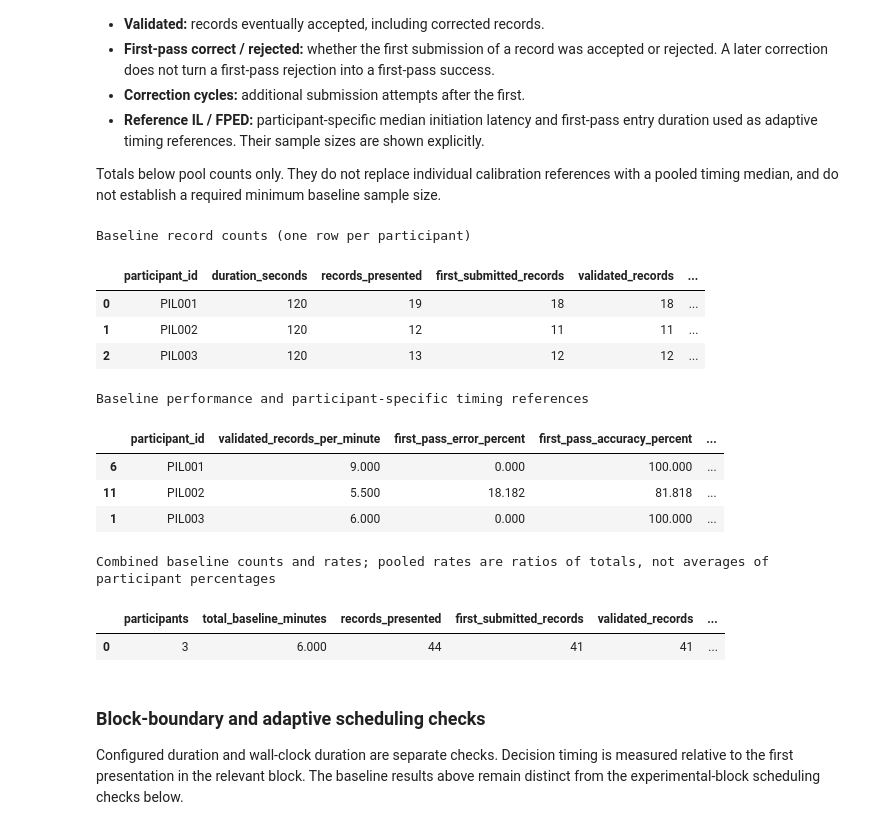
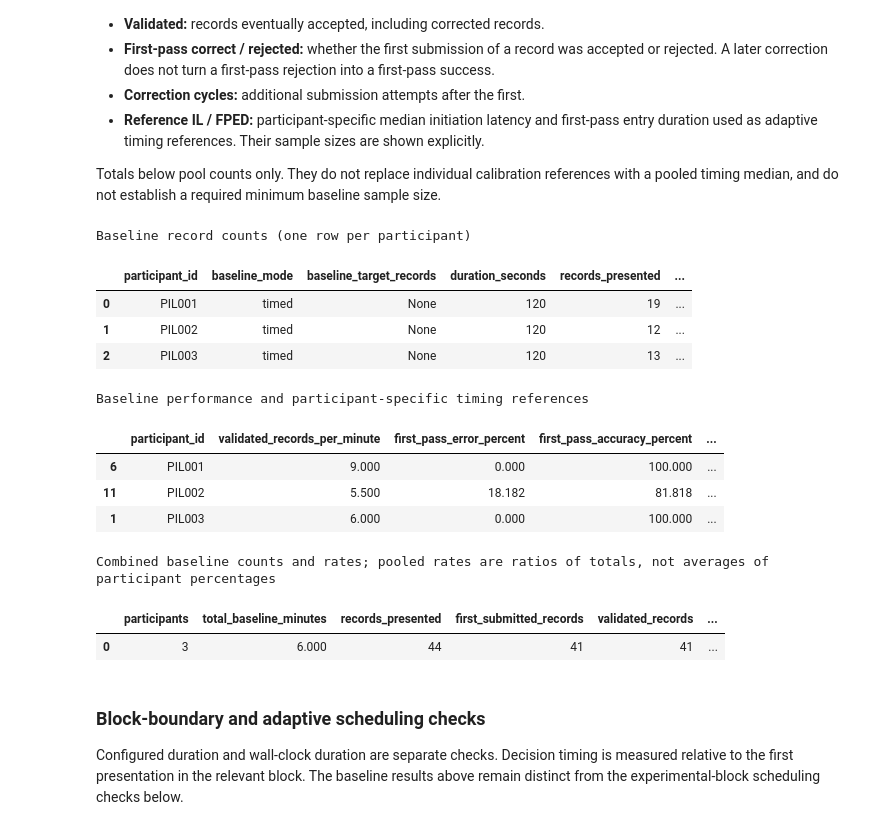
Before and after one commit to strangeshands/TunedIn-Web, a Jupyter notebook: feedback-files/analysis/Pilot_Study_v1_App_Improvement_Analysis.ipynb, the cells around one changed output. Saved outputs shown, nothing was run; the diff lists cells and outputs as text; code cells hidden in the pictures.

```diff
--- a/feedback-files/analysis/Pilot_Study_v1_App_Improvement_Analysis.ipynb
+++ b/feedback-files/analysis/Pilot_Study_v1_App_Improvement_Analysis.ipynb
@@ -480,58 +198,13 @@ This section describes **exported block 1**, the two-minute silent baseline cali
 
 Totals below pool counts only. They do not replace individual calibration references with a pooled timing median, and do not establish a required minimum baseline sample size.
 # %%
-calibration = completed.loc[completed.block.eq(1)].copy().sort_values("participant_id")
-assert not calibration.duplicated("session_id").any(), "More than one completed baseline per session: inspect attempts."
-baseline_rows = []
-for baseline in calibration.itertuples():
-    rows = raw_records.loc[raw_records.session_id.eq(baseline.session_id) & raw_records.block.eq(1)]
-    submitted = rows.loc[rows.first_submission_ms.notna()]
-    judged = submitted.loc[submitted.first_pass_rejected.notna()]
-    validated = rows.loc[rows.validated_ms.notna()]
-    baseline_rows.append({
-        "participant_id": baseline.participant_id, "session_id": baseline.session_id,
-        "duration_seconds": baseline.duration_seconds,
-        "records_presented": len(rows), "first_submitted_records": len(submitted),
-        "validated_records": len(validated), "presented_not_submitted": int(rows.first_submission_ms.isna().sum()),
-        "submitted_not_validated": int(submitted.validated_ms.isna().sum()),
-        "first_pass_correct": int(judged.first_pass_rejected.eq(False).sum()),
-        "first_pass_rejected_records": int(judged.first_pass_rejected.eq(True).sum()),
-        "correction_cycles": int(rows.submission_count.sub(1).clip(lower=0).sum()),
-        "il_reference_records": int(submitted.il_ms.notna().sum()),
-        "fped_reference_records": int(submitted.fped_ms.notna().sum()),
-    })
-baseline_counts = pd.DataFrame(baseline_rows).sort_values("participant_id")
-# Keep the variable used by the recommendations section compatible with the richer table.
-calibration["first_submitted_records"] = calibration.session_id.map(baseline_counts.set_index("session_id").first_submitted_records)
-print("Baseline record counts (one row per participant)")
-display(baseline_counts.drop(columns="session_id"))
-
-baseline_results = calibration[["participant_id", "validated_records_per_minute", "first_pass_error_rate", "first_pass_accuracy", "median_il_ms", "median_fped_ms", "median_ttsv_ms", "correction_cycles_per_validated_record"]].copy()
-baseline_results["first_pass_error_percent"] = 100*baseline_results.first_pass_error_rate
-baseline_results["first_pass_accuracy_percent"] = 100*baseline_results.first_pass_accuracy
-baseline_results["reference_il_seconds"] = baseline_results.median_il_ms/1000
-baseline_results["reference_fped_seconds"] = baseline_results.median_fped_ms/1000
-baseline_results["median_validation_time_seconds"] = baseline_results.median_ttsv_ms/1000
-print("Baseline performance and participant-specific timing references")
-display(baseline_results[["participant_id", "validated_records_per_minute", "first_pass_error_percent", "first_pass_accuracy_percent", "reference_il_seconds", "reference_fped_seconds", "median_validation_time_seconds", "correction_cycles_per_validated_record"]])
-
-count_columns = ["records_presented", "first_submitted_records", "validated_records", "presented_not_submitted", "submitted_not_validated", "first_pass_correct", "first_pass_rejected_records", "correction_cycles"]
-baseline_totals = baseline_counts[count_columns].sum().astype(int)
-total_baseline_minutes = baseline_counts.duration_seconds.sum()/60
-baseline_overview = pd.DataFrame([{
-    "participants": len(calibration), "total_baseline_minutes": total_baseline_minutes,
-    **baseline_totals.to_dict(),
-    "pooled_validated_records_per_minute": baseline_totals.validated_records/total_baseline_minutes,
-    "pooled_first_pass_accuracy_percent": 100*baseline_totals.first_pass_correct/(baseline_totals.first_pass_correct+baseline_totals.first_pass_rejected_records),
-}])
-print("Combined baseline counts and rates; pooled rates are ratios of totals, not averages of participant percentages")
-display(baseline_overview)
+baseline_counts = pilot.analyze_calibration(completed, raw_records, display)
 # %% [output]
 Baseline record counts (one row per participant)
-|  | participant_id | duration_seconds | records_presented | first_submitted_records | validated_records | ... |
-| 0 | PIL001 | 120 | 19 | 18 | 18 | ... |
-| 1 | PIL002 | 120 | 12 | 11 | 11 | ... |
-| 2 | PIL003 | 120 | 13 | 12 | 12 | ... |
+|  | participant_id | baseline_mode | baseline_target_records | duration_seconds | records_presented | ... |
+| 0 | PIL001 | timed | None | 120 | 19 | ... |
+| 1 | PIL002 | timed | None | 120 | 12 | ... |
+| 2 | PIL003 | timed | None | 120 | 13 | ... |
 Baseline performance and participant-specific timing references
 |  | participant_id | validated_records_per_minute | first_pass_error_percent | first_pass_accuracy_percent | ... |
 | 6 | PIL001 | 9.000 | 0.000 | 100.000 | ... |
```
Also changed, not shown: parts of 14 cells of this notebook, 10 other files.
